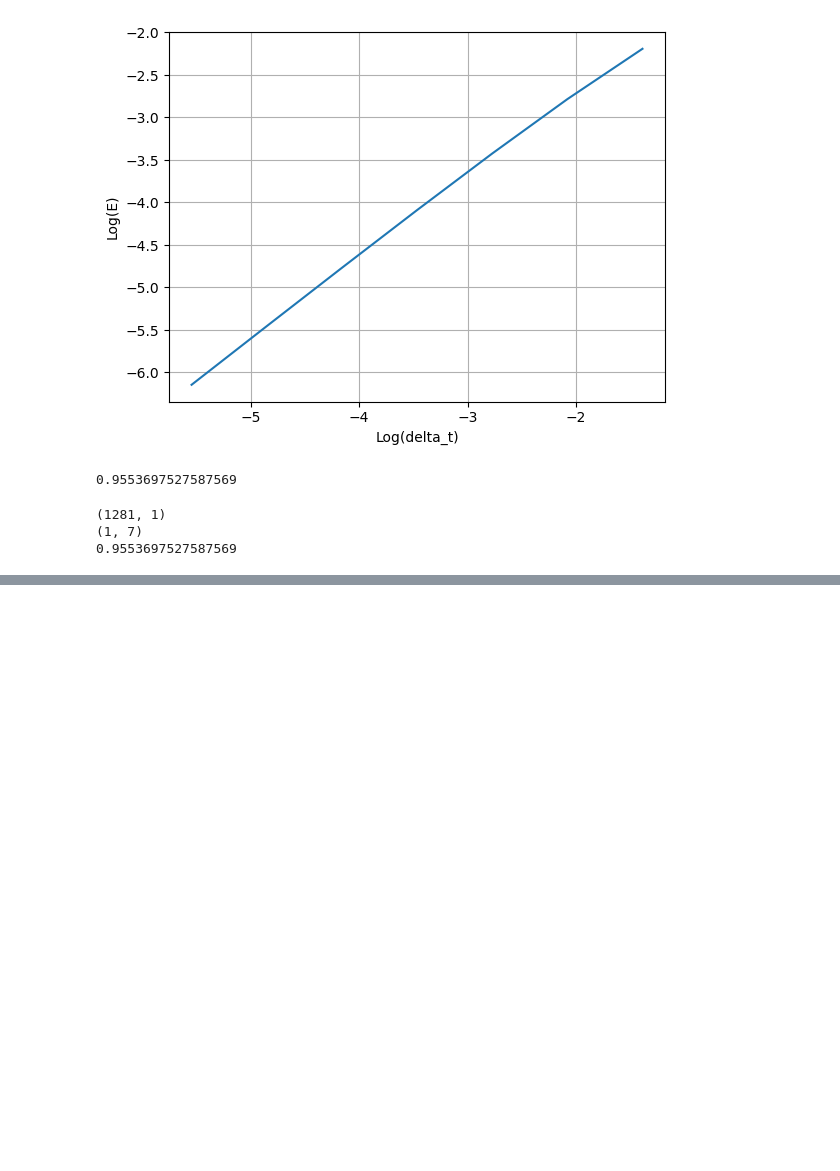
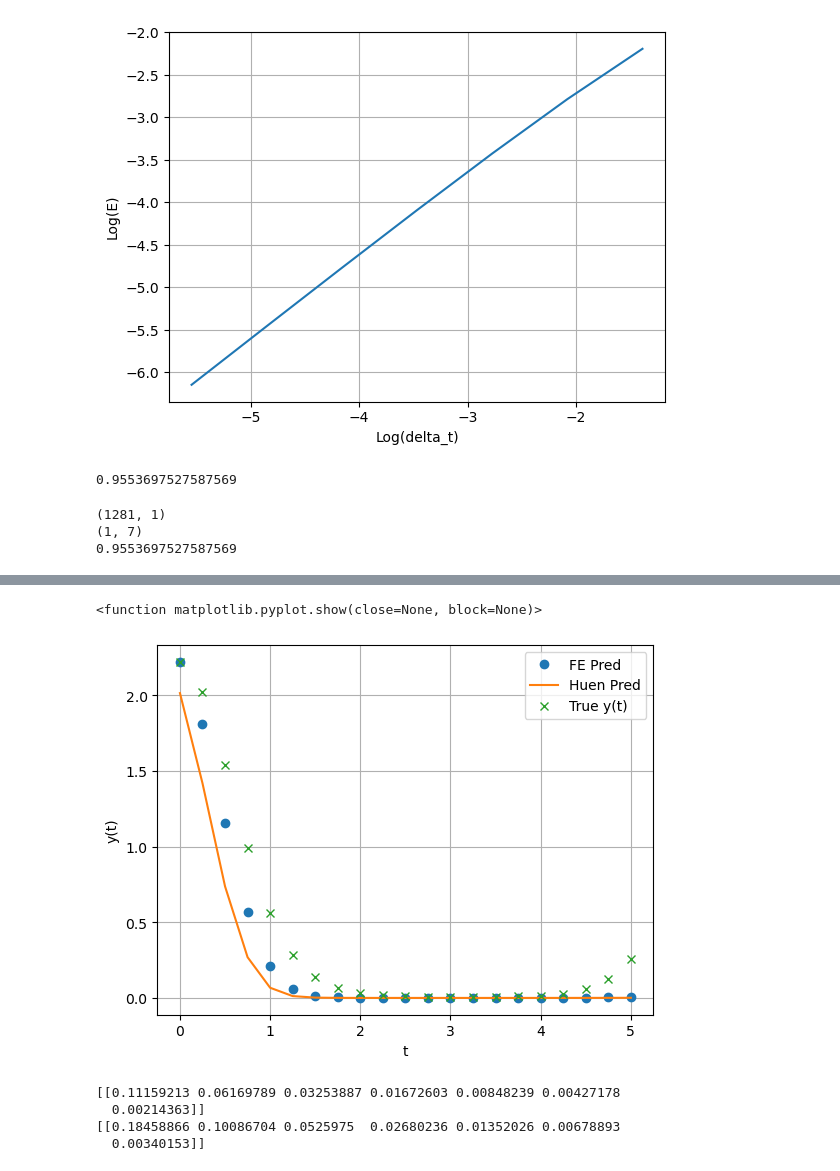
Before and after one commit to ZaratexD/Applied_Math, a Jupyter notebook: solution.ipynb, the cells around one changed output, grey strips where cells are left out. Drawn from its saved outputs; the diff is of its cells as text; code cells hidden in the pictures; blank space fills up the shorter version.

```diff
--- a/solution.ipynb
+++ b/solution.ipynb
@@ -107,0 +163,21 @@ print(A3)
+# %%
+# Plot at 2**-2 timesteps in comparison to real, interested that FE closer.
+plt.plot(time_steps, FE(y_0, 2**-2, dydt)[1], 'o', label='FE Pred')
+plt.plot(time_steps, heun(y_0, 2**-2, dydt)[1], '-', label='Huen Pred')
+plt.plot(time_steps, real_y, 'x', label='True y(t)')
+plt.xlabel('t')
+plt.ylabel('y(t)')
+plt.grid(True)
+plt.legend()
+plt.show
+# %% [output]
+<function matplotlib.pyplot.show(close=None, block=None)>
+[figure, added]
+# %%
+print(A2)
+print(A5)
+# %% [output]
+[[0.11159213 0.06169789 0.03253887 0.01672603 0.00848239 0.00427178
+  0.00214363]]
+[[0.18458866 0.10086704 0.0525975  0.02680236 0.01352026 0.00678893
+  0.00340153]]
```
Also changed, not shown: parts of 5 cells of this notebook.
